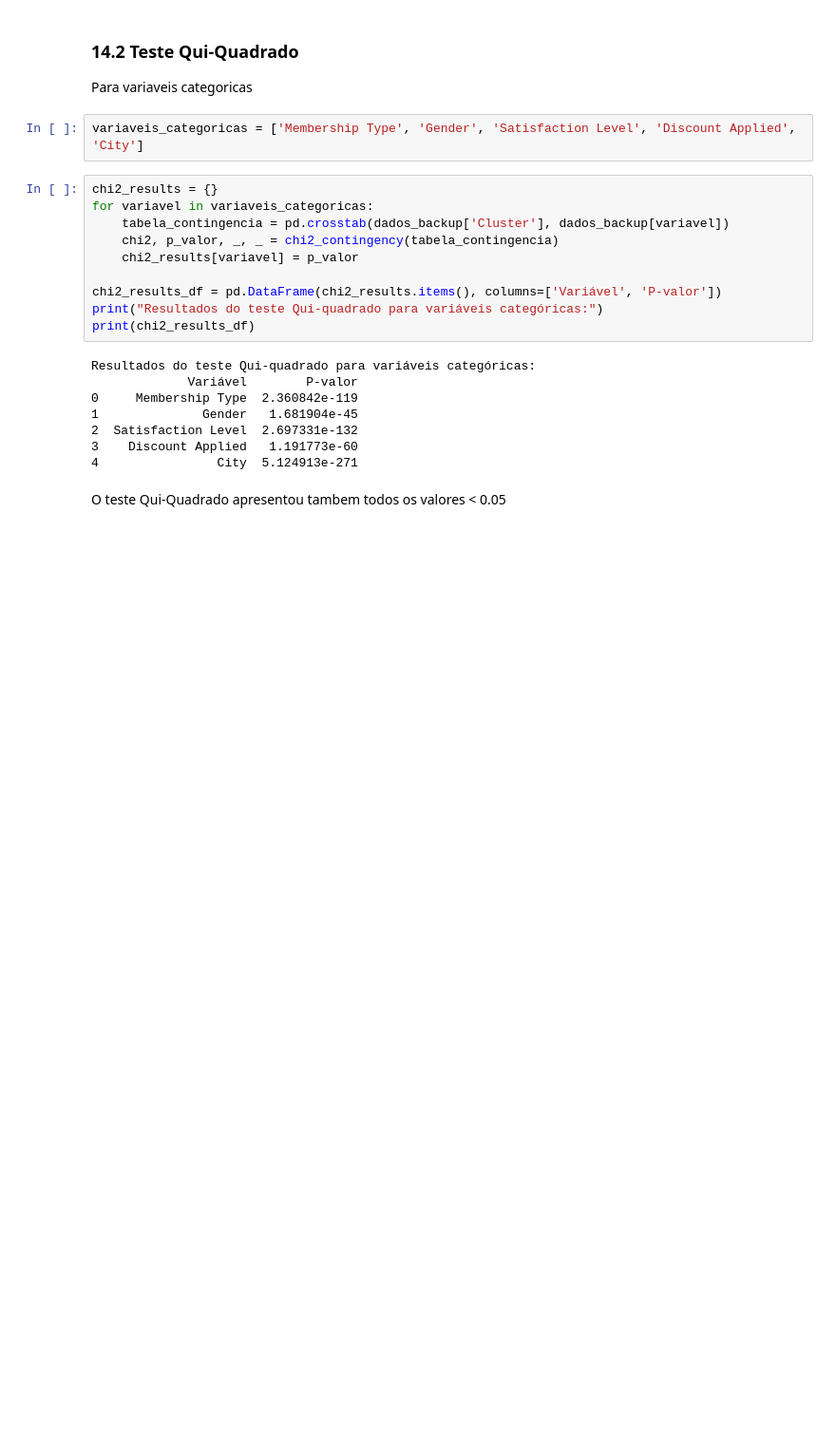
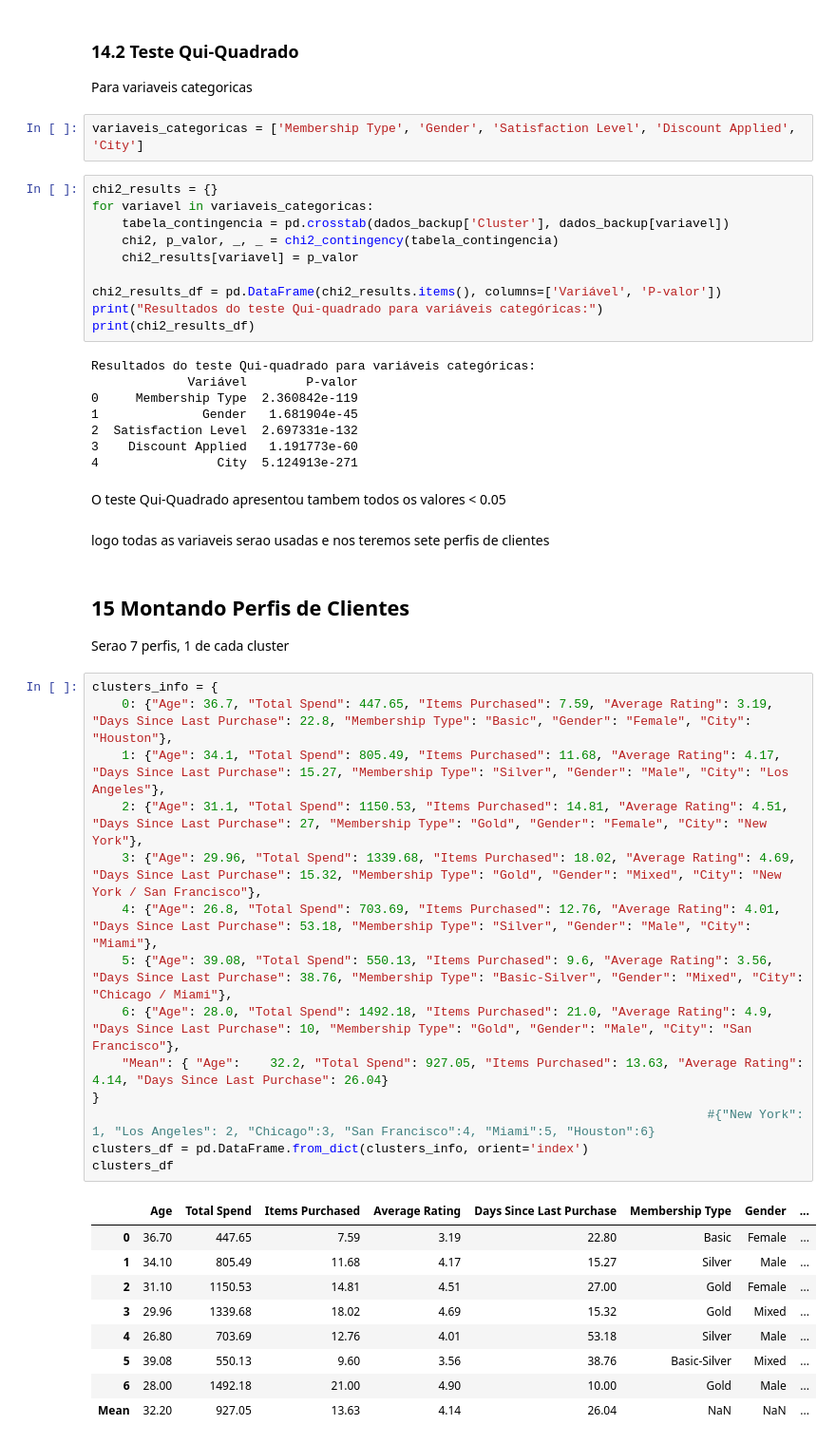
Before and after one commit to HammadN98/Segmentacao_de_Clientes_para_E-commerce, a Jupyter notebook: notebooks/E_commerce_behavior.ipynb, the cells around one changed output. Shown at 95% size. Cells and saved outputs as stored; diff of their text form; blank space fills up the shorter version.

Commit message:
Alteracao no dicionario Perfil cluster 0 e 1

```diff
--- a/notebooks/E_commerce_behavior.ipynb
+++ b/notebooks/E_commerce_behavior.ipynb
@@ -976,3 +974,33 @@ Resultados do teste Qui-quadrado para variáveis categóricas:
 4                City  5.124913e-271
 # %% [markdown]
 O teste Qui-Quadrado apresentou tambem todos os valores < 0.05
+# %% [markdown]
+logo todas as variaveis serao usadas e nos teremos sete perfis de clientes
+# %% [markdown]
+## 15 Montando Perfis de Clientes
+
+Serao 7 perfis, 1 de cada cluster
+# %%
+clusters_info = {
+    0: {"Age": 36.7, "Total Spend": 447.65, "Items Purchased": 7.59, "Average Rating": 3.19, "Days Since Last Purchase": 22.8, "Membership Type": "Basic", "Gender": "Female", "City": "Houston"},
+    1: {"Age": 34.1, "Total Spend": 805.49, "Items Purchased": 11.68, "Average Rating": 4.17, "Days Since Last Purchase": 15.27, "Membership Type": "Silver", "Gender": "Male", "City": "Los Angeles"},
+    2: {"Age": 31.1, "Total Spend": 1150.53, "Items Purchased": 14.81, "Average Rating": 4.51, "Days Since Last Purchase": 27, "Membership Type": "Gold", "Gender": "Female", "City": "New York"},
+    3: {"Age": 29.96, "Total Spend": 1339.68, "Items Purchased": 18.02, "Average Rating": 4.69, "Days Since Last Purchase": 15.32, "Membership Type": "Gold", "Gender": "Mixed", "City": "New York / San Francisco"},
+    4: {"Age": 26.8, "Total Spend": 703.69, "Items Purchased": 12.76, "Average Rating": 4.01, "Days Since Last Purchase": 53.18, "Membership Type": "Silver", "Gender": "Male", "City": "Miami"},
+    5: {"Age": 39.08, "Total Spend": 550.13, "Items Purchased": 9.6, "Average Rating": 3.56, "Days Since Last Purchase": 38.76, "Membership Type": "Basic-Silver", "Gender": "Mixed", "City": "Chicago / Miami"},
+    6: {"Age": 28.0, "Total Spend": 1492.18, "Items Purchased": 21.0, "Average Rating": 4.9, "Days Since Last Purchase": 10, "Membership Type": "Gold", "Gender": "Male", "City": "San Francisco"},
+    "Mean": { "Age":	32.2, "Total Spend": 927.05, "Items Purchased": 13.63, "Average Rating": 4.14, "Days Since Last Purchase": 26.04}
+}
+                                                                                   #{"New York": 1, "Los Angeles": 2, "Chicago":3, "San Francisco":4, "Miami":5, "Houston":6}
+clusters_df = pd.DataFrame.from_dict(clusters_info, orient='index')
+clusters_df
+# %% [output]
+|  | Age | Total Spend | Items Purchased | Average Rating | Days Since Last Purchase | Membership Type | Gender | ... |
+| 0 | 36.70 | 447.65 | 7.59 | 3.19 | 22.80 | Basic | Female | ... |
+| 1 | 34.10 | 805.49 | 11.68 | 4.17 | 15.27 | Silver | Male | ... |
+| 2 | 31.10 | 1150.53 | 14.81 | 4.51 | 27.00 | Gold | Female | ... |
+| 3 | 29.96 | 1339.68 | 18.02 | 4.69 | 15.32 | Gold | Mixed | ... |
+| 4 | 26.80 | 703.69 | 12.76 | 4.01 | 53.18 | Silver | Male | ... |
+| 5 | 39.08 | 550.13 | 9.60 | 3.56 | 38.76 | Basic-Silver | Mixed | ... |
+| 6 | 28.00 | 1492.18 | 21.00 | 4.90 | 10.00 | Gold | Male | ... |
+| Mean | 32.20 | 927.05 | 13.63 | 4.14 | 26.04 | NaN | NaN | ... |
```
Also changed, not shown: parts of 5 cells of this notebook.
